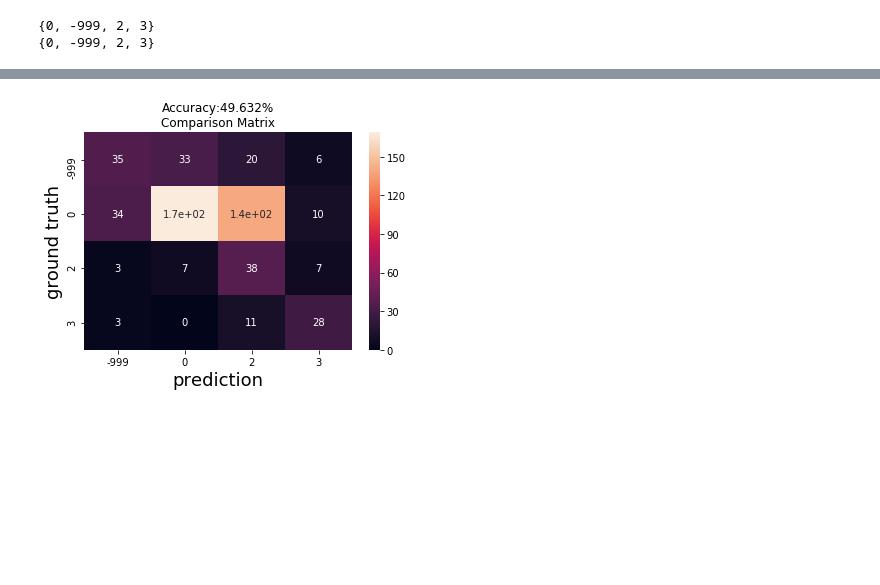
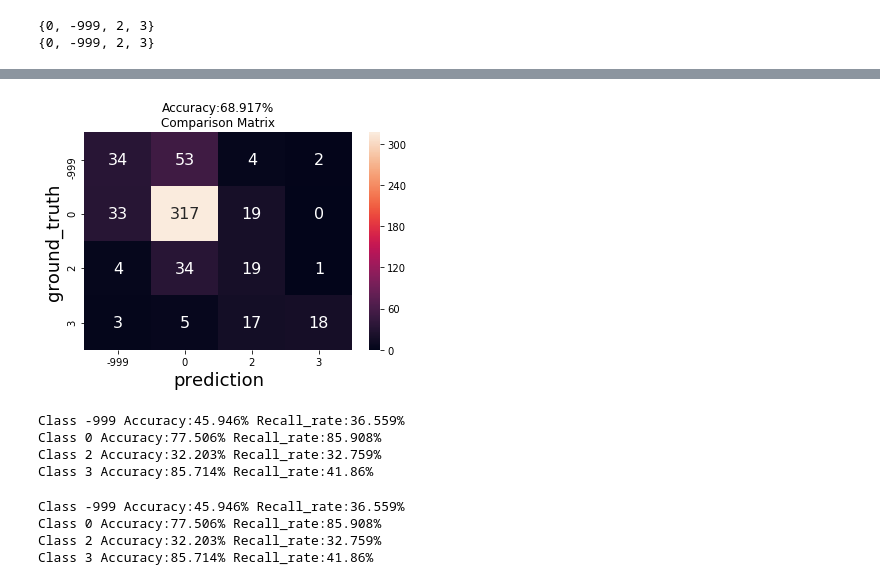
Before and after one commit to Jeff860530/PBL_Detection_Demo, a Jupyter notebook: Comparison_Result.ipynb, the cells around one changed output, grey strips where cells are left out. Drawn from its saved outputs; the diff is of its cells as text; code cells hidden in the pictures; blank space fills up the shorter version.

```diff
--- a/Comparison_Result.ipynb
+++ b/Comparison_Result.ipynb
@@ -11,14 +16,22 @@ import matplotlib.pyplot as plt
 # %%
-def plot_confusion_matrix(confusion_matrix,index,columns):
+def plot_confusion_matrix(confusion_matrix,index,columns,x_label,y_label):
         df_cm = pd.DataFrame(confusion_matrix, index, columns)
-        sn.heatmap(df_cm, annot=True)
+        sn.heatmap(df_cm, annot=True, annot_kws={"size": 16}, fmt='g')
         #sns.set(font_scale=1.4)
         #sns.heatmap(df_cm, annot=True, annot_kws={"size": 16}, cmap='YlGnBu', fmt='g') # font size
-        accuracy = sum(sum(np.eye(array.shape[0], dtype=int)*array))/sum(sum(array))
+        accuracy = sum(sum(np.eye(confusion_matrix.shape[0], dtype=int)*confusion_matrix))/sum(sum(confusion_matrix))
         plt.title("Accuracy:{}%\nComparison Matrix".format(round(accuracy*100,3)))
-        plt.xlabel('prediction' , fontsize=18)
-        plt.ylabel('ground truth', fontsize=18)
+        plt.xlabel('{}'.format(x_label) , fontsize=18)
+        plt.ylabel('{}'.format(y_label), fontsize=18)
         plt.show()
+
+def get_accuracy_recallrate(array,raw):
+    for index,class_ in enumerate(raw):
+        class_predict_num = sum(array[:,index])
+        class_true_num = sum(array[index])
+        accuracy = array[index,index]/class_predict_num
+        recall = array[index][index]/class_true_num
+        print('Class {} Accuracy:{}% Recall_rate:{}%'.format(class_,round(accuracy*100,3),round(recall*100,3)))
 # %%
 Match_result_csv_path = '/root/notebooks/tooth_project/tooth_PBL_detection/Pattern_detection/roots_point_detect/csv_file/PBL_match_result.csv'
 # %%
@@ -60,12 +69,12 @@ count999 = 0
 
 for G,P in zip(Ground_truth_stage_list,PBL_predict_stage_list):
     Ground_truth_stage_list_clean.append(G)
-    if P == 'False':
+    if P == -999:
         PBL_predict_stage_list_clean.append(-999)
     else:
         PBL_predict_stage_list_clean.append(int(P))
 
-    if P!='False':
+    if P!=-999:
         if G==0 and int(P)==0:
             count0+=1
         elif G==1 and int(P)==1:
@@ -163,10 +155,26 @@ print(sum(np.eye(array.shape[0], dtype=int)*array))
+# %%
+from sklearn.metrics import confusion_matrix
+
+array_4  = confusion_matrix(Ground_truth_stage_list_clean, PBL_predict_stage_list_clean)
 # %%
-index = ['-999','0','2','3']
-columns = ['-999','0','2','3']
+raw_4 = ['-999','0','2','3']
+columns_4 = ['-999','0','2','3']
 
-plot_confusion_matrix(array,index,columns)
+plot_confusion_matrix(array_4,raw_4,columns_4,'prediction','ground_truth')
+get_accuracy_recallrate(array_4,raw_4)
 # %% [output]
-[figure, old version]
+[figure, new version]
+Class -999 Accuracy:45.946% Recall_rate:36.559%
+Class 0 Accuracy:77.506% Recall_rate:85.908%
+Class 2 Accuracy:32.203% Recall_rate:32.759%
+Class 3 Accuracy:85.714% Recall_rate:41.86%
+# %%
+get_accuracy_recallrate(array_4,raw_4)
+# %% [output]
+Class -999 Accuracy:45.946% Recall_rate:36.559%
+Class 0 Accuracy:77.506% Recall_rate:85.908%
+Class 2 Accuracy:32.203% Recall_rate:32.759%
+Class 3 Accuracy:85.714% Recall_rate:41.86%
 # %%
 #2D x:stage y:pbl_value
 # %%
```
Also changed, not shown: parts of 40 cells of this notebook, 1 other file.
